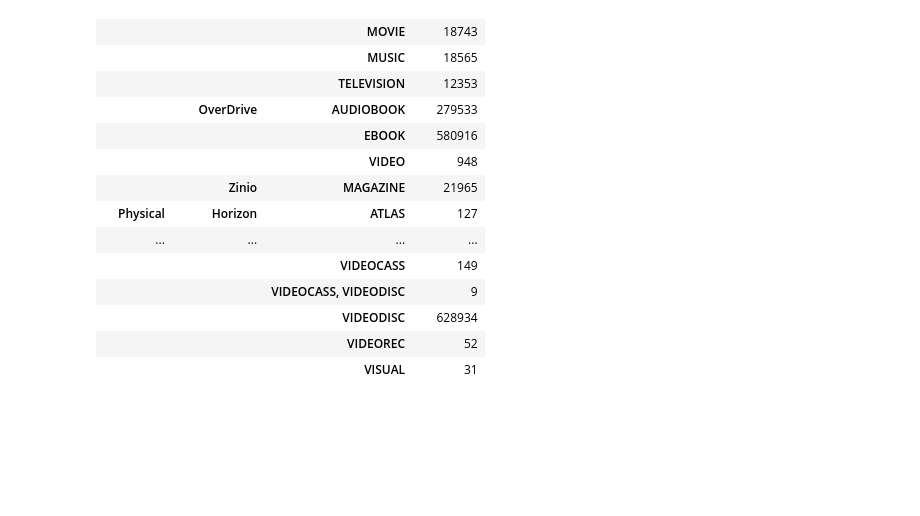
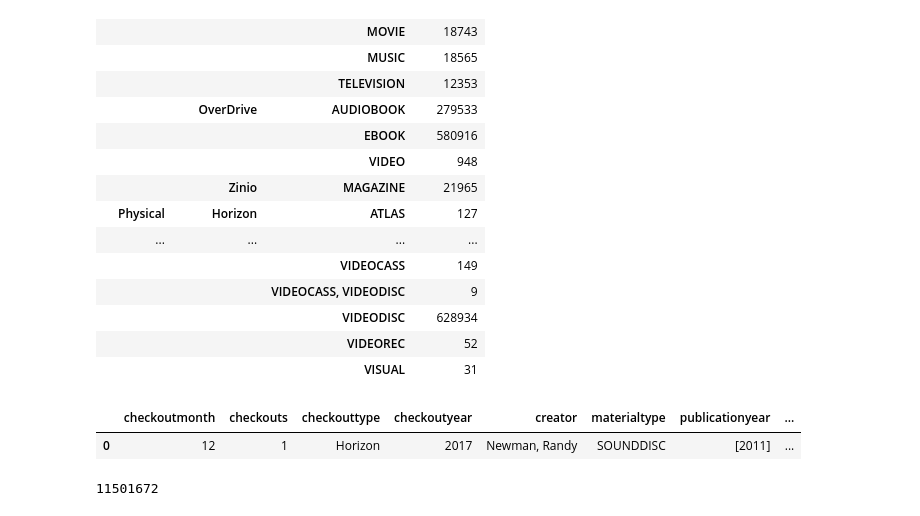
Before and after one commit to TheMrLively/seattle_library, a Jupyter notebook: lib_eda.ipynb, the cells around one changed output. Cells and saved outputs as stored; diff of their text form; code cells hidden in the pictures; blank space fills up the shorter version.

```diff
--- a/lib_eda.ipynb
+++ b/lib_eda.ipynb
@@ -130,0 +141,5 @@ grouped_materials.sum()
+# %%
+results_df.head(1)
+# %% [output]
+|  | checkoutmonth | checkouts | checkouttype | checkoutyear | creator | materialtype | publicationyear | ... |
+| 0 | 12 | 1 | Horizon | 2017 | Newman, Randy | SOUNDDISC | [2011] | ... |
@@ -130,0 +148,4 @@ grouped_materials.sum()
+# %%
+len(hyp_results)
+# %% [output]
+11501672
```
Also changed, not shown: parts of 26 cells of this notebook.
